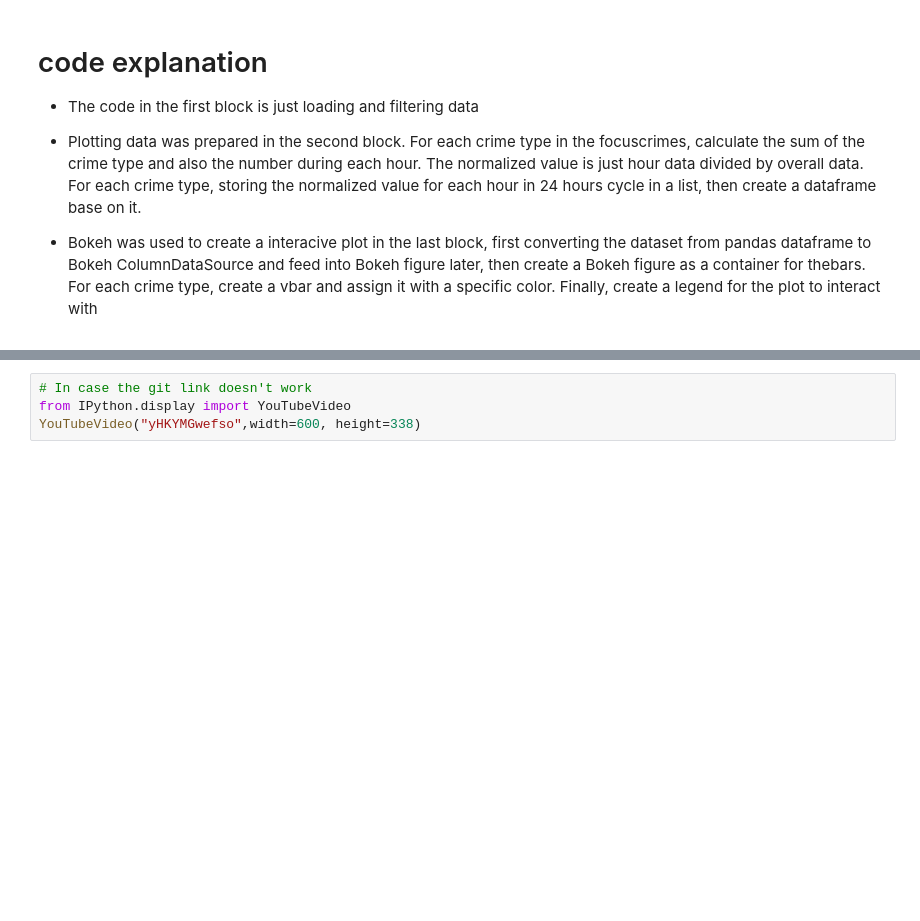
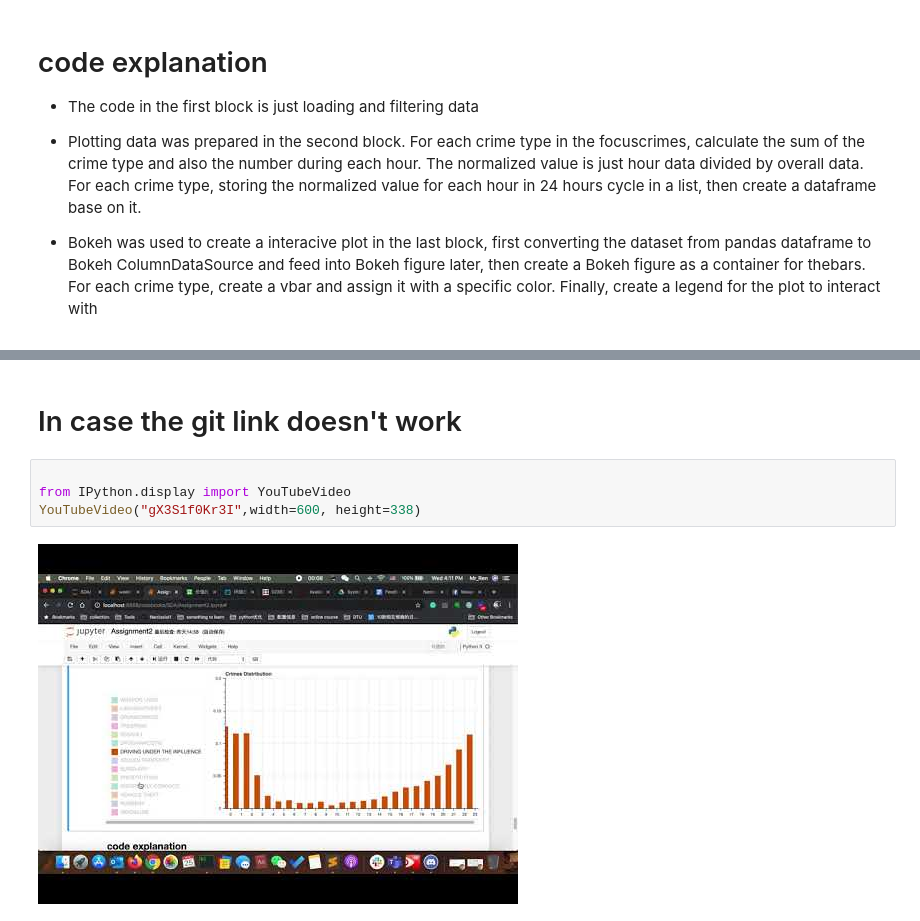
Before and after one commit to Yucheng-Ren/SocialDataAnalysis-Assignments, a Jupyter notebook: Assignment2.ipynb, the cells around one changed output, grey strips where cells are left out. Cells and saved outputs as stored; diff of their text form; blank space fills up the shorter version.

```diff
--- a/Assignment2.ipynb
+++ b/Assignment2.ipynb
@@ -257,7 +257,11 @@ Loading BokehJS ...
 * Bokeh was used to create a interacive plot in the last block, first converting the dataset from pandas dataframe to Bokeh ColumnDataSource and feed into Bokeh figure later, then create a Bokeh figure as a container for thebars. For each crime type, create a vbar and assign it with a specific color. Finally, create a legend for the plot to interact with
 # %% [markdown]
 ![Movie](https://github.com/Narcissist1/SocialDataAnalysis-Assignments/raw/master/bars.gif "movie")
+# %% [markdown]
+# In case the git link doesn't work
 # %%
-# In case the git link doesn't work
+
 from IPython.display import YouTubeVideo
-YouTubeVideo("yHKYMGwefso",width=600, height=338)
+YouTubeVideo("gX3S1f0Kr3I",width=600, height=338)
+# %% [output]
+[figure, added]
```
